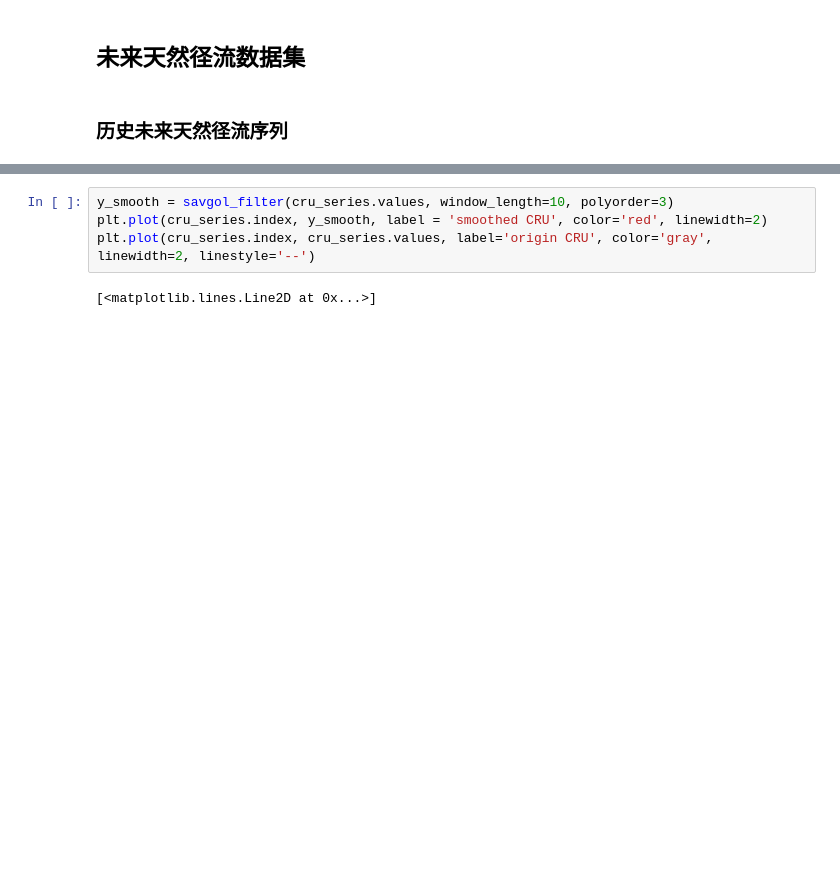
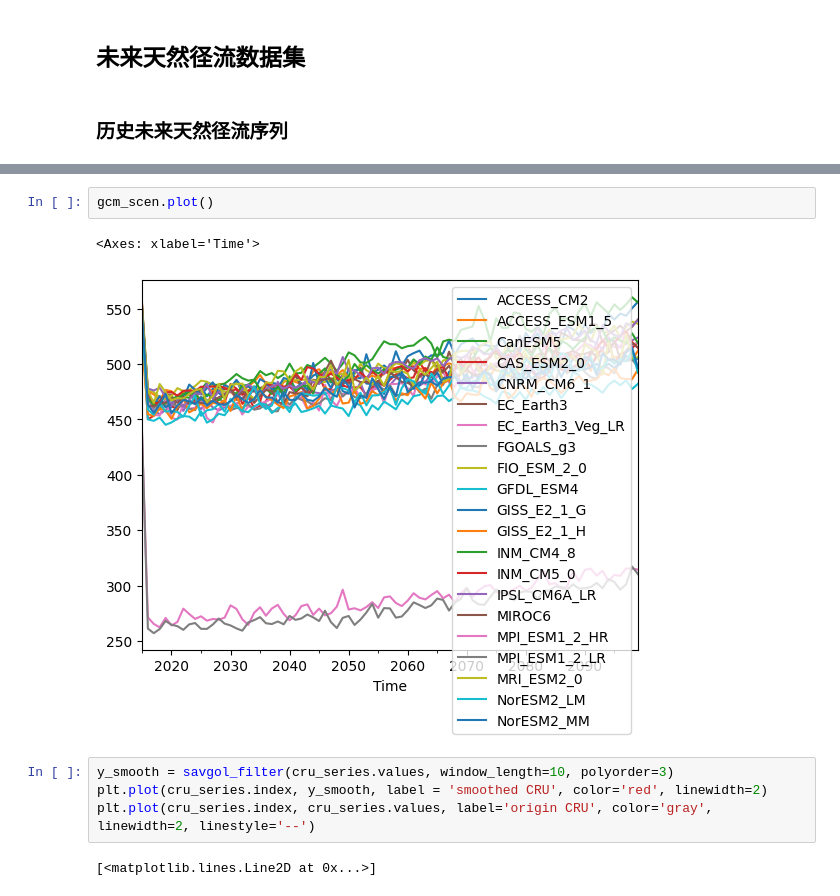
Before and after one commit to ZhongruiNing/FNRD, a Jupyter notebook: plot.ipynb, the cells around one changed output, grey strips where cells are left out. Cells and saved outputs as stored; diff of their text form; blank space fills up the shorter version.

```diff
--- a/plot.ipynb
+++ b/plot.ipynb
@@ -535,3 +567,8 @@ plt.tight_layout()
+# %%
+gcm_scen.plot()
+# %% [output]
+<Axes: xlabel='Time'>
+[figure, added]
 # %%
 y_smooth = savgol_filter(cru_series.values, window_length=10, polyorder=3)
 plt.plot(cru_series.index, y_smooth, label = 'smoothed CRU', color='red', linewidth=2)
```
Also changed, not shown: parts of 3 cells of this notebook, 2 other files.
